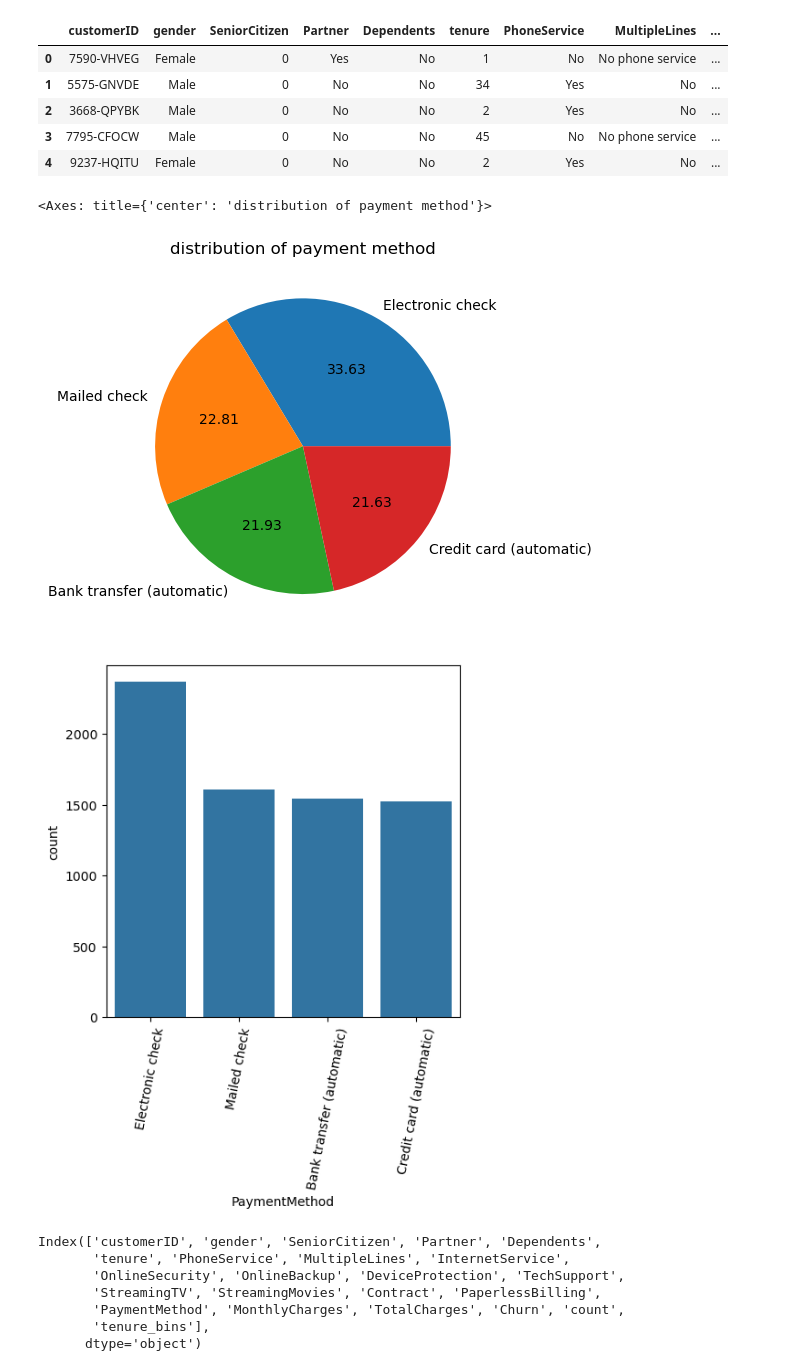
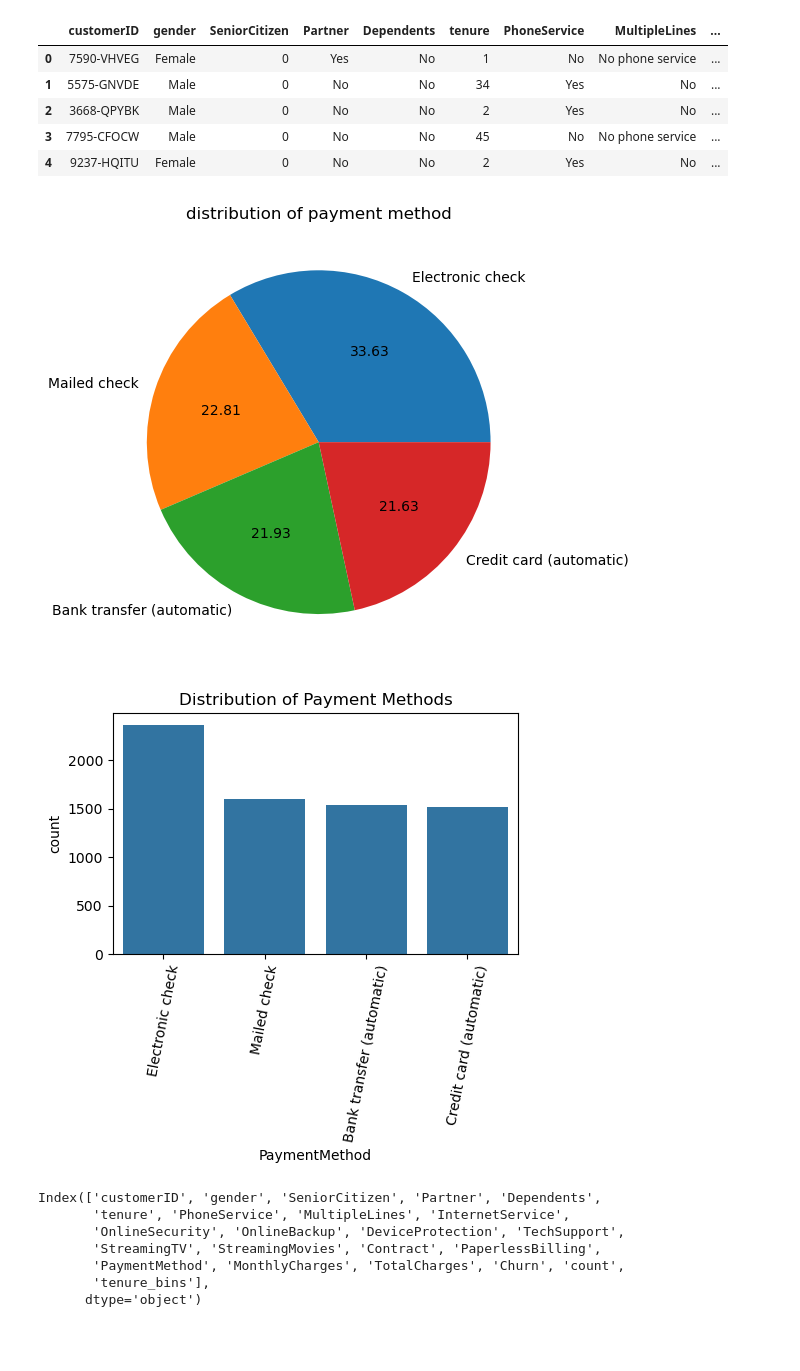
Before and after one commit to kevinyegon1/telco_churn_analysis, a Jupyter notebook: EDA/telco churn EDA.ipynb, the cells around one changed output. Cells and saved outputs as stored; diff of their text form; code cells hidden in the pictures; blank space fills up the shorter version.

Commit message:
added the plot folder

```diff
--- a/EDA/telco churn EDA.ipynb
+++ b/EDA/telco churn EDA.ipynb
@@ -110,16 +113,20 @@ churn.head()
 | 4 | 9237-HQITU | Female | 0 | No | No | 2 | Yes | No | ... |
 # %%
 churn.PaymentMethod.value_counts().plot(kind='pie', autopct='%0.2f', ylabel='', title='distribution of payment method')
+plt.tight_layout()
+plt.savefig('distribution of payment method.png')
 # %% [output]
-<Axes: title={'center': 'distribution of payment method'}>
-[figure, old version]
+[figure, new version]
 # %%
 plt.figure(figsize=(5,5))
 sns.countplot(data=churn, x='PaymentMethod')
 plt.xticks(rotation=79)
+plt.title('Distribution of Payment Methods')
+plt.tight_layout()
+plt.savefig('Distribution of Payment Methods.png')
 plt.show()
 # %% [output]
-[figure, old version]
+[figure, new version]
 # %%
 churn.columns
 # %% [output]
```
Also changed, not shown: parts of 3 cells of this notebook, 9 other files.
